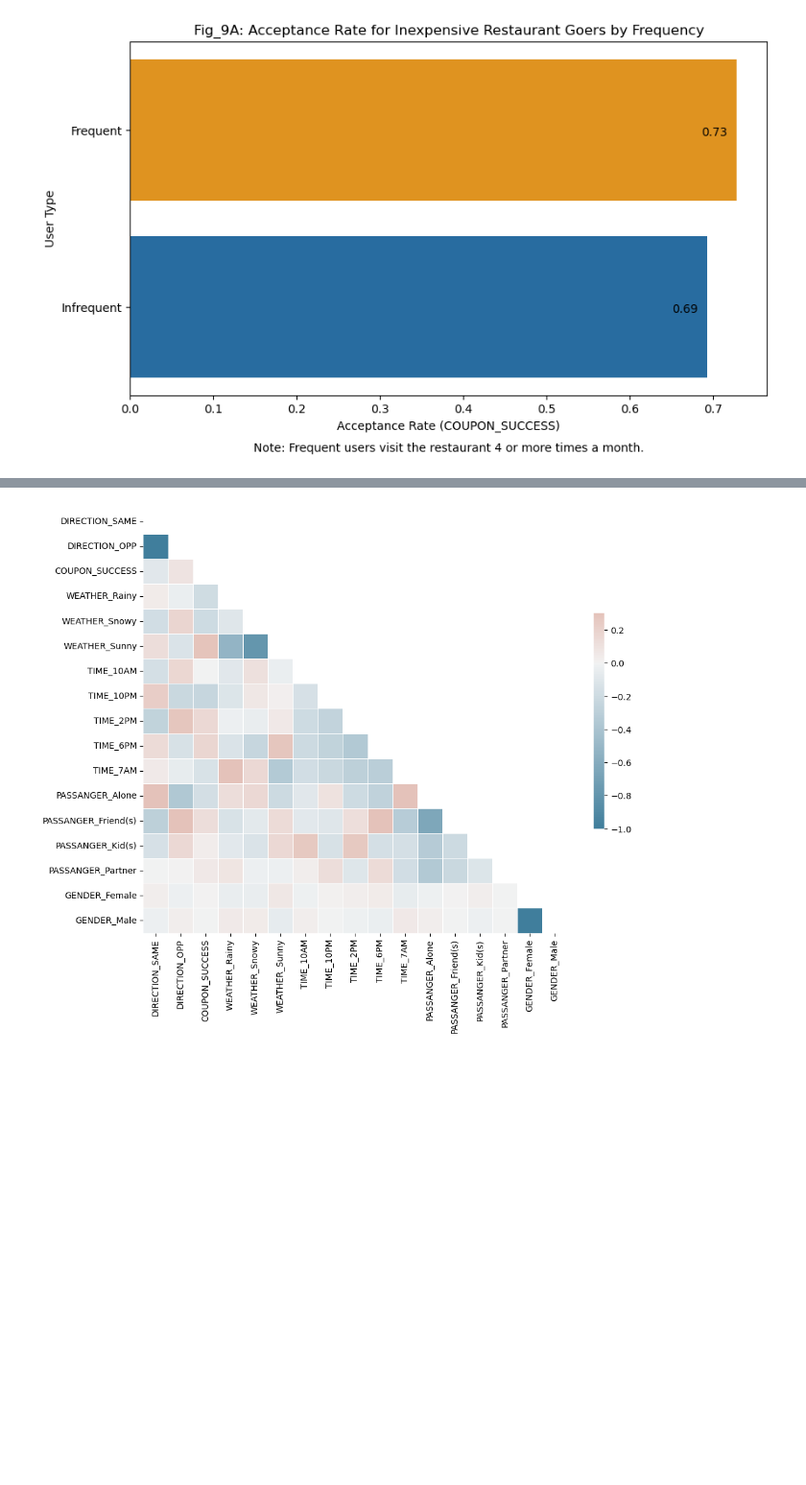
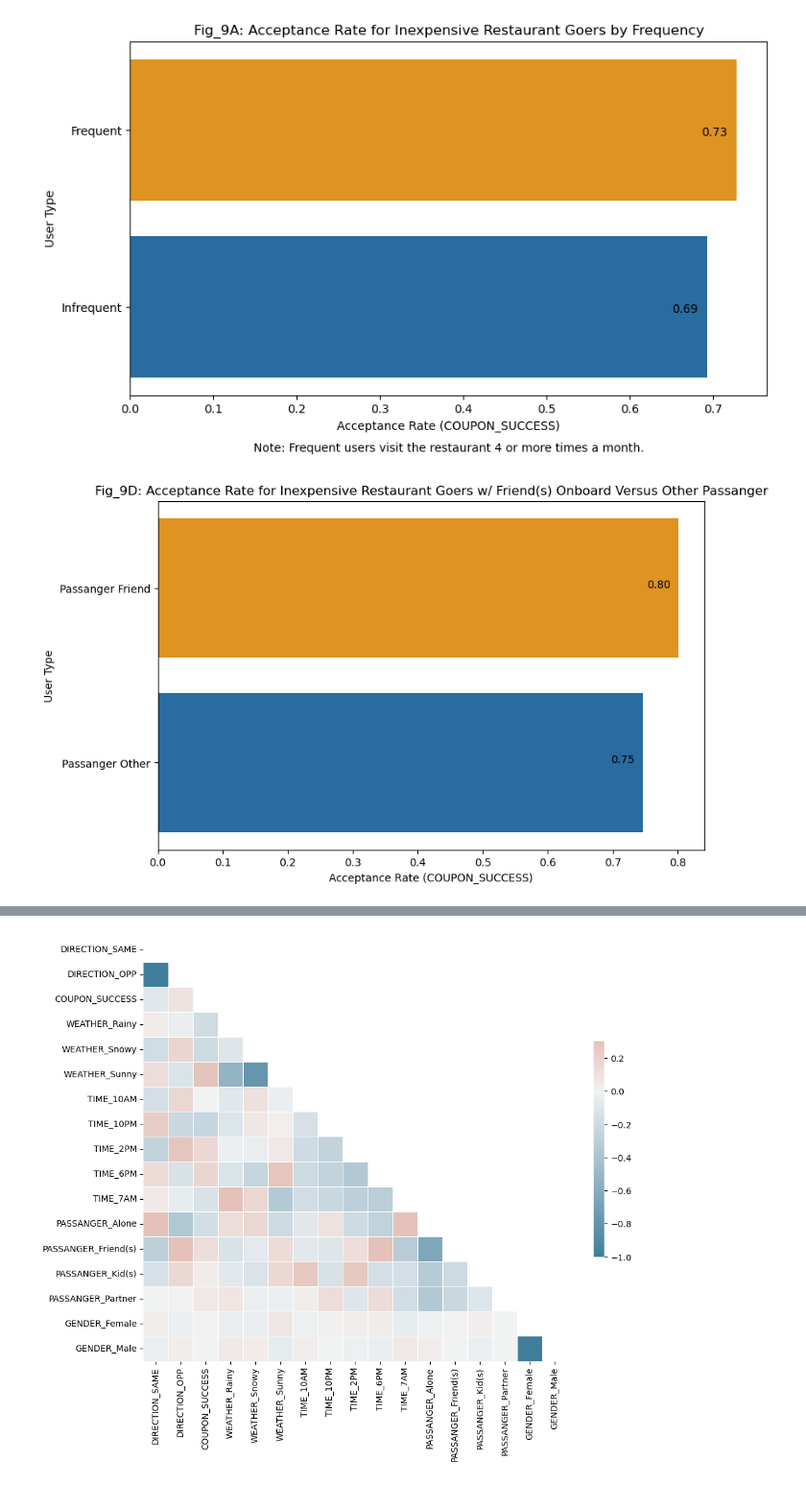
Before and after one commit to elmunoz42/berkeley-aiml-coupon-analysis, a Jupyter notebook: prompt.ipynb, the cells around one changed output, grey strips where cells are left out. Shown at 96% size. Cells and saved outputs as stored; diff of their text form; code cells hidden in the pictures; blank space fills up the shorter version.

```diff
--- a/prompt.ipynb
+++ b/prompt.ipynb
@@ -837,3 +888,45 @@ plt.savefig('images/plots/fig9A.jpg')
 plt.show()
 # %% [output]
 [figure]
+# %%
+# We query the dataframe to extract frequent and infrequent user means
+cheap_restaurant_coupon_success_for_friend_passanger = data_only_cheap_restaurant_coupon.query("PASSANGER == 'Friend(s)'")[['COUPON_SUCCESS']].mean().values[0]
+cheap_restaurant_coupon_success_for_other_passanger = data_only_cheap_restaurant_coupon.query("not ((PASSANGER == 'Friend(s)') | (PASSANGER == 'Alone'))")[['COUPON_SUCCESS']].mean().values[0]
+# Create a DataFrame from the variables
+restaurant_coupon_comparison1 = {
+    'USER_TYPE': ['Passanger Friend', 'Passanger Other'],
+    'COUPON_SUCCESS': [cheap_restaurant_coupon_success_for_friend_passanger, cheap_restaurant_coupon_success_for_other_passanger]
+}
+restaurant_coupon_comparison_df2 = pd.DataFrame(restaurant_coupon_comparison1)
+
+# Define the color palette
+colors = ["#FF9900", "#146EB4"]  # Orange and Blue
+
+# Create a bar chart with Seaborn
+plt.figure(figsize=(10, 6))
+fig9D = sns.barplot(restaurant_coupon_comparison_df2, x='COUPON_SUCCESS', y='USER_TYPE',  palette=colors, ci=None)
+
+# Set the title and labels
+plt.title('Fig_9D: Acceptance Rate for Inexpensive Restaurant Goers w/ Friend(s) Onboard Versus Other Passanger')
+plt.xlabel('Acceptance Rate (COUPON_SUCCESS)')
+plt.ylabel('User Type')
+
+
+# Add values on the bars
+for p in fig9D.patches:
+    fig9D.annotate(format(p.get_width(), '.2f'),
+                   (p.get_x() + p.get_width(), p.get_y()),
+                   xytext=(-30, -65),
+                   textcoords='offset points')
+
+# Adjust layout
+plt.tight_layout(pad=3.0)
+plt.subplots_adjust(right=0.9)
+
+# Save plot
+plt.savefig('images/plots/fig9D.jpg')
+
+# Show the plot
+plt.show()
+# %% [output]
+[figure, added]
```
Also changed, not shown: parts of 12 cells of this notebook, 9 other files.
